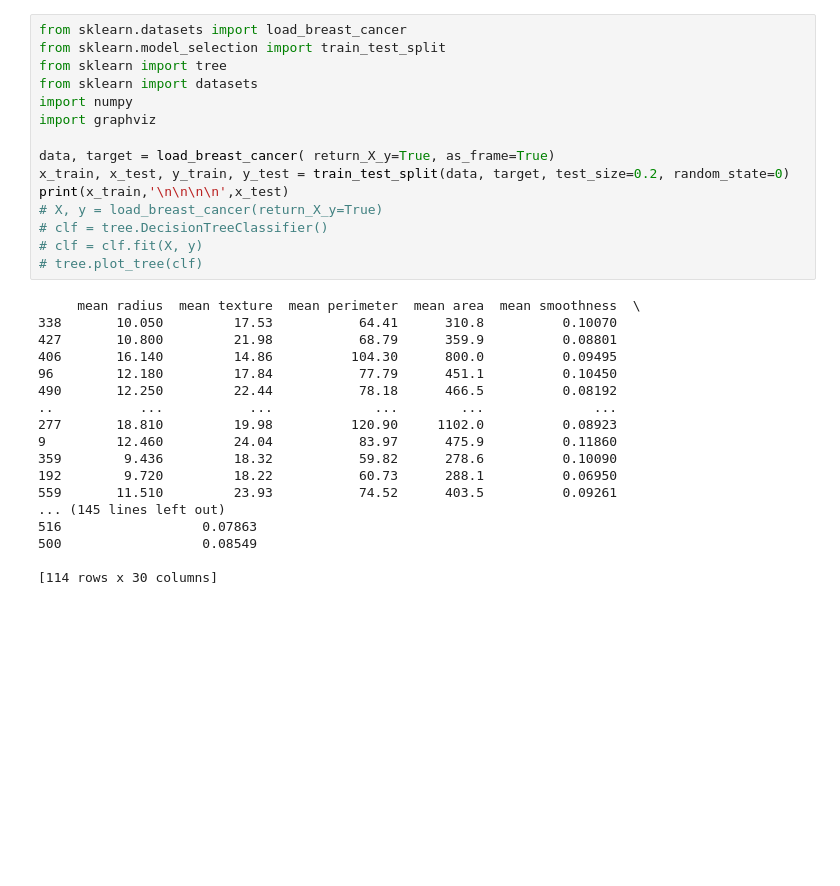
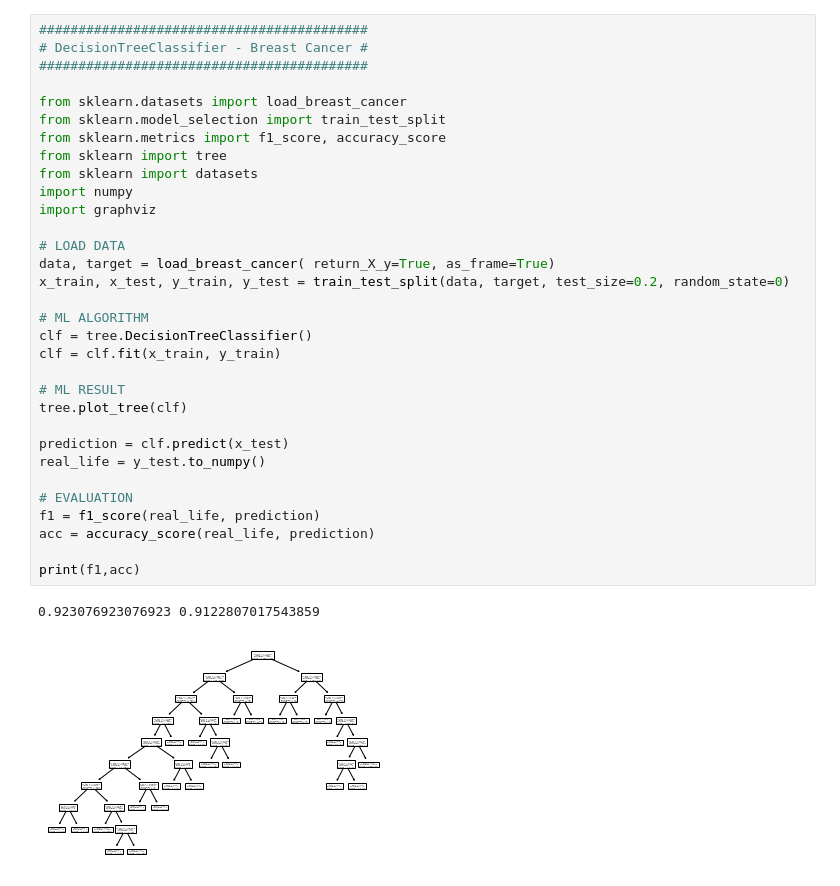
Before and after one commit to specialOne16/ML-Tucil1, a Jupyter notebook: main.ipynb, the cells around one changed output. Drawn from its saved outputs; the diff is of its cells as text; blank space fills up the shorter version.

```diff
--- a/main.ipynb
+++ b/main.ipynb
@@ -1,33 +1,35 @@
 # %%
+##########################################
+# DecisionTreeClassifier - Breast Cancer #
+##########################################
+
 from sklearn.datasets import load_breast_cancer
 from sklearn.model_selection import train_test_split
+from sklearn.metrics import f1_score, accuracy_score
 from sklearn import tree
 from sklearn import datasets
 import numpy
 import graphviz
 
+# LOAD DATA
 data, target = load_breast_cancer( return_X_y=True, as_frame=True)
 x_train, x_test, y_train, y_test = train_test_split(data, target, test_size=0.2, random_state=0)
-print(x_train,'\n\n\n\n',x_test)
-# X, y = load_breast_cancer(return_X_y=True)
-# clf = tree.DecisionTreeClassifier()
-# clf = clf.fit(X, y)
-# tree.plot_tree(clf)
+
+# ML ALGORITHM
+clf = tree.DecisionTreeClassifier()
+clf = clf.fit(x_train, y_train)
+
+# ML RESULT
+tree.plot_tree(clf)
+
+prediction = clf.predict(x_test)
+real_life = y_test.to_numpy()
+
+# EVALUATION
+f1 = f1_score(real_life, prediction)
+acc = accuracy_score(real_life, prediction)
+
+print(f1,acc)
 # %% [output]
-     mean radius  mean texture  mean perimeter  mean area  mean smoothness  \
-338       10.050         17.53           64.41      310.8          0.10070
-427       10.800         21.98           68.79      359.9          0.08801
-406       16.140         14.86          104.30      800.0          0.09495
-96        12.180         17.84           77.79      451.1          0.10450
-490       12.250         22.44           78.18      466.5          0.08192
-..           ...           ...             ...        ...              ...
-277       18.810         19.98          120.90     1102.0          0.08923
-9         12.460         24.04           83.97      475.9          0.11860
-359        9.436         18.32           59.82      278.6          0.10090
-192        9.720         18.22           60.73      288.1          0.06950
-559       11.510         23.93           74.52      403.5          0.09261
-... (145 lines left out)
-516                  0.07863
-500                  0.08549
-
-[114 rows x 30 columns]
+0.923076923076923 0.9122807017543859
+[figure, added]
```
Also changed, not shown: parts of 1 cell of this notebook.
